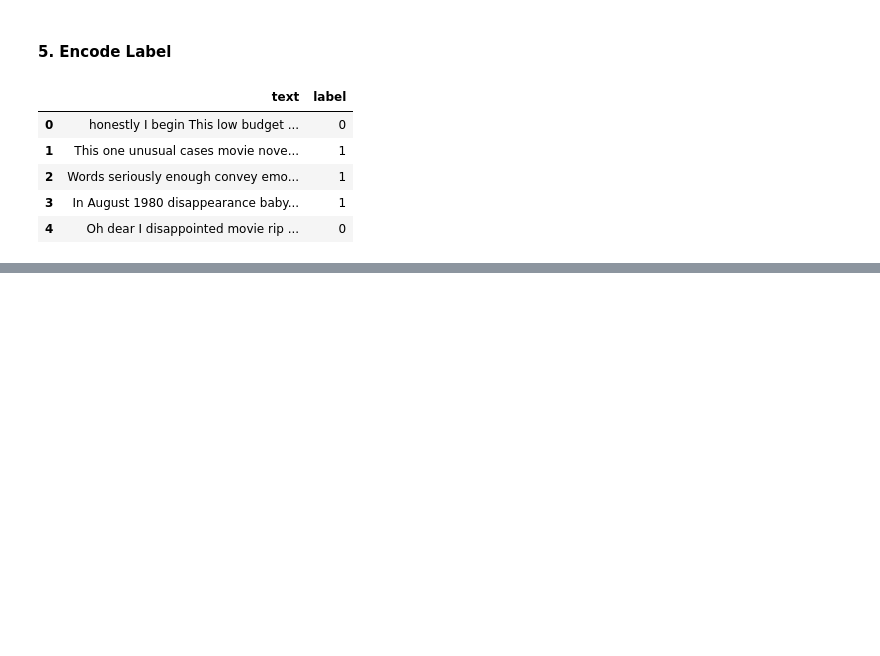
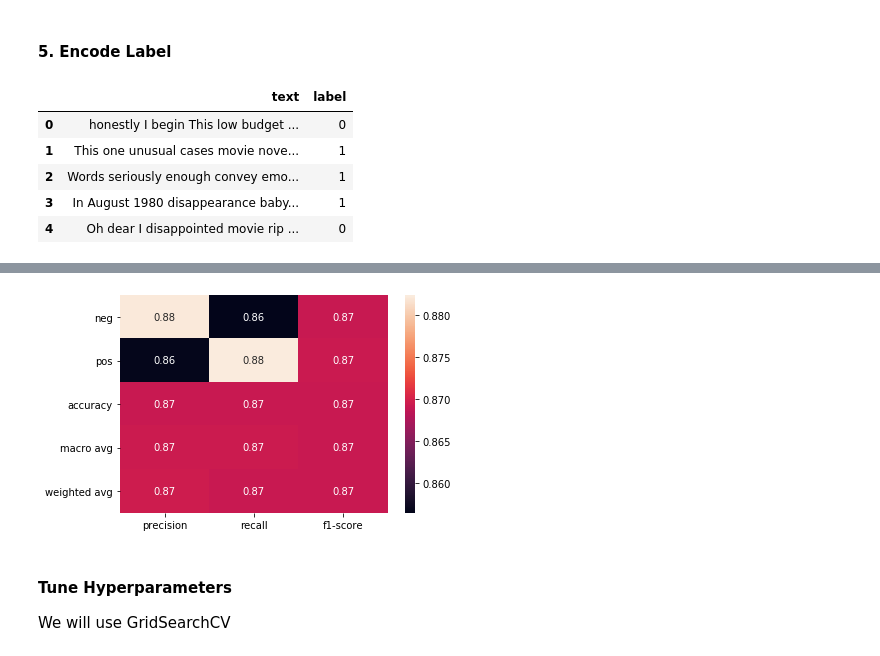
Before and after one commit to shivammehta007/NLPResearch, a Jupyter notebook: Comparison_of_NLP_Models_IMDB_classification.ipynb, the cells around one changed output, grey strips where cells are left out. Cells and saved outputs as stored; diff of their text form; code cells hidden in the pictures; blank space fills up the shorter version.

Commit message:
Classification report

```diff
--- a/Comparison_of_NLP_Models_IMDB_classification.ipynb
+++ b/Comparison_of_NLP_Models_IMDB_classification.ipynb
@@ -213,0 +238,22 @@ train_df.head()
+# %%
+naive_bais1 = Pipeline(
+    [('cv', CountVectorizer()),
+      ('nb', MultinomialNB())])
+
+naive_bais2 = Pipeline(
+    [('tfidf', TfidfVectorizer()),
+      ('nb', MultinomialNB())])
+# %%
+Model = namedtuple('Model', ['pipeline', 'predictions', 'accuracy'])
+# %%
+best_accuracy = 0.0
+best_model = Model(None, None, None)
+for pipeline in tqdm([naive_bais1, naive_bais2]):
+    pipeline.fit(X_train, y_train)
+    y_pred = pipeline.predict(X_valid)
+    accuracy = accuracy_score(y_valid, y_pred)
+    if accuracy > best_accuracy:
+        best_accuracy = accuracy
+        best_model = Model(pipeline, y_pred, accuracy)
+
+print('Best Pipeline found: {} with accuracy: {:.2f}%'.format([step[0] for step in best_model.pipeline.steps], best_model.accuracy*100))
@@ -213,0 +262,2 @@ train_df.head()
+# %%
+report = pd.DataFrame(classification_report(best_model.predictions, y_valid, target_names=['neg', 'pos'], output_dict=True))
@@ -213,0 +272,8 @@ train_df.head()
+# %%
+sns.heatmap(report.iloc[:-1:].T, annot=True)
+plt.show()
+# %% [output]
+[figure, added]
+# %% [markdown]
+#### Tune Hyperparameters
+We will use GridSearchCV
```
Also changed, not shown: parts of 15 cells of this notebook.
